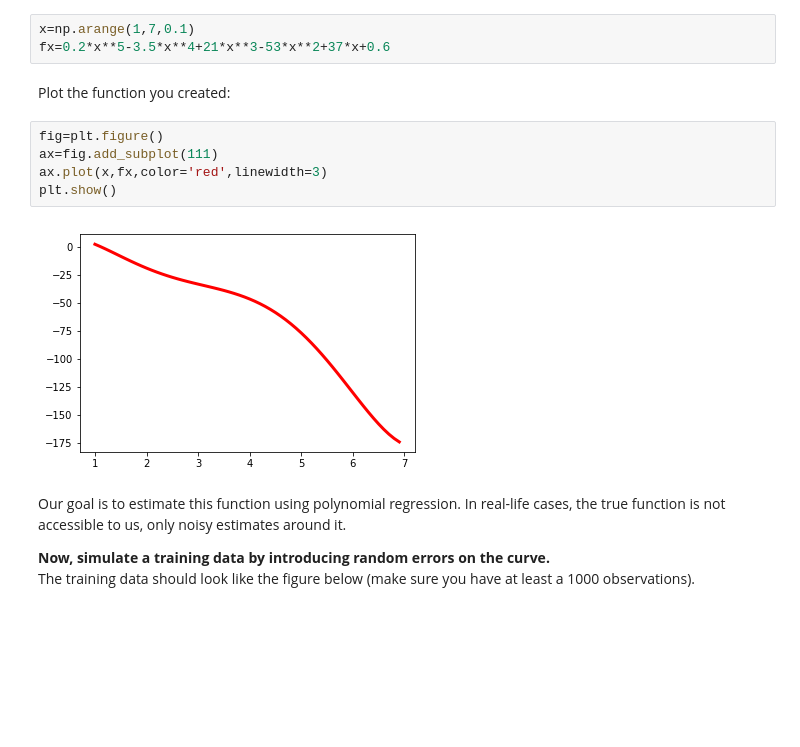
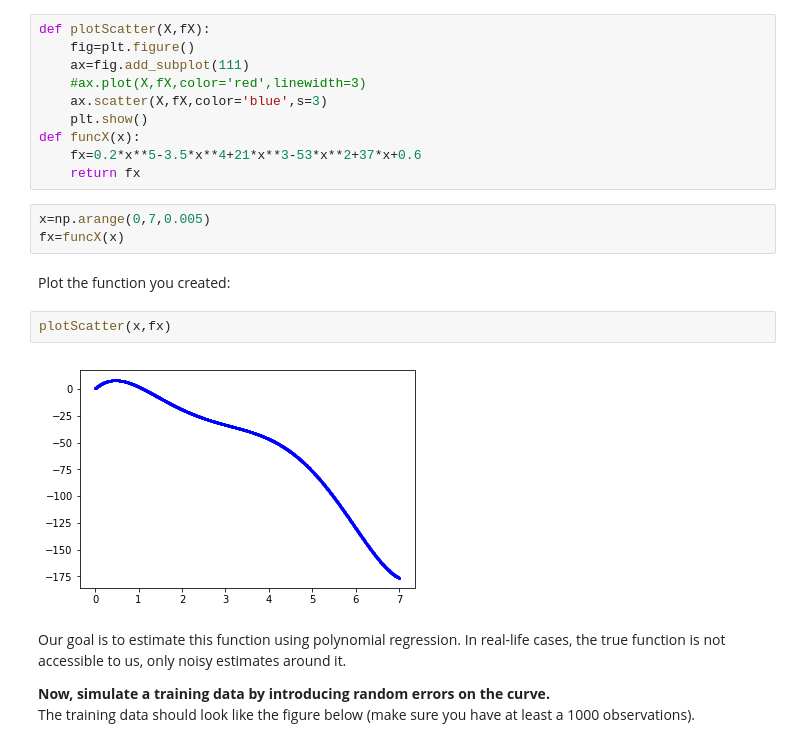
Before and after one commit to hanifa2102/AIAP_week2, a Jupyter notebook: Week 2 - Statistical Learning - Release.ipynb, the cells around one changed output. Saved outputs shown, nothing was run; the diff lists cells and outputs as text; blank space fills up the shorter version.

```diff
--- a/Week 2 - Statistical Learning - Release.ipynb
+++ b/Week 2 - Statistical Learning - Release.ipynb
@@ -353,17 +360,24 @@ Shifting our focus to a more practical approach, we will now try and demonstrate
 __Define a high order polynomial curve to fit:__ <br>
 (One example is: $f(x)=0.2x^{5}-3.5x^{4}+21x^{3}-53x^{2}+37x+0.6$ (you are free to define another function)
 # %%
-x=np.arange(1,7,0.1)
-fx=0.2*x**5-3.5*x**4+21*x**3-53*x**2+37*x+0.6
+def plotScatter(X,fX):
+    fig=plt.figure()
+    ax=fig.add_subplot(111)
+    #ax.plot(X,fX,color='red',linewidth=3)
+    ax.scatter(X,fX,color='blue',s=3)
+    plt.show()
+def funcX(x):
+    fx=0.2*x**5-3.5*x**4+21*x**3-53*x**2+37*x+0.6
+    return fx
+# %%
+x=np.arange(0,7,0.005)
+fx=funcX(x)
 # %% [markdown]
 Plot the function you created:
-# %%
-fig=plt.figure()
-ax=fig.add_subplot(111)
-ax.plot(x,fx,color='red',linewidth=3)
-plt.show()
-# %% [output]
-[figure, removed]
+# %%
+plotScatter(x,fx)
+# %% [output]
+[figure, added]
 # %% [markdown]
 Our goal is to estimate this function using polynomial regression. In real-life cases, the true function is not accessible to us, only noisy estimates around it.
 
```
Also changed, not shown: parts of 41 cells of this notebook, 5 other files.
